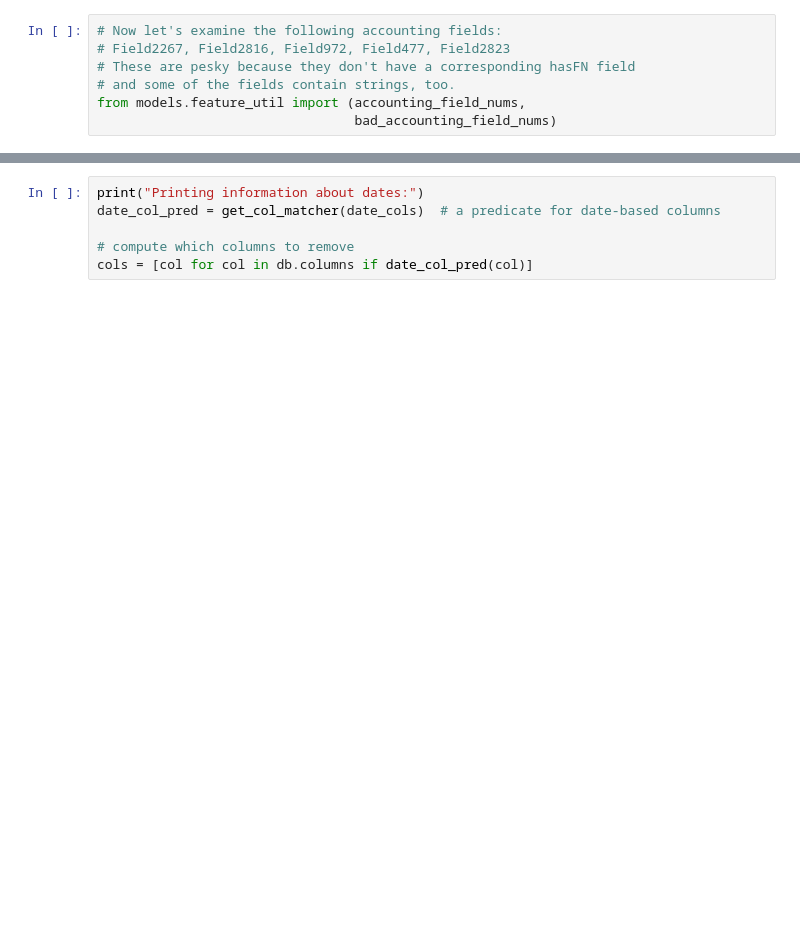
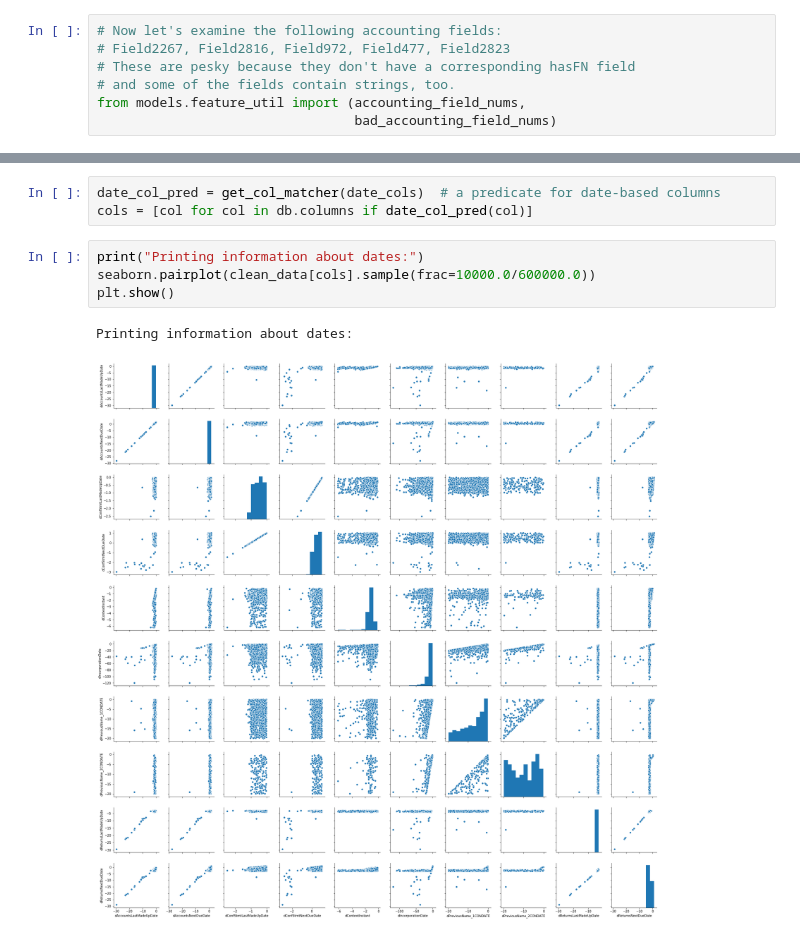
Before and after one commit to kalialeksiev/adversarial-ml, a Jupyter notebook: notebooks/Dataset visualisation.ipynb, the cells around one changed output, grey strips where cells are left out. Drawn from its saved outputs; the diff is of its cells as text; blank space fills up the shorter version.

Commit message:
Added date visualisation to notebook.

```diff
--- a/notebooks/Dataset visualisation.ipynb
+++ b/notebooks/Dataset visualisation.ipynb
@@ -144,8 +145,12 @@ eAccountsAccountCategory_15.0 : 2 unique value(s)
 eCompanyCategory_0.0 : 2 unique value(s)
 eCompanyCategory_1.0 : 2 unique value(s)
 # %%
-print("Printing information about dates:")
 date_col_pred = get_col_matcher(date_cols)  # a predicate for date-based columns
-
-# compute which columns to remove
 cols = [col for col in db.columns if date_col_pred(col)]
+# %%
+print("Printing information about dates:")
+seaborn.pairplot(clean_data[cols].sample(frac=10000.0/600000.0))
+plt.show()
+# %% [output]
+Printing information about dates:
+[figure, added]
```
Also changed, not shown: parts of 5 cells of this notebook.
